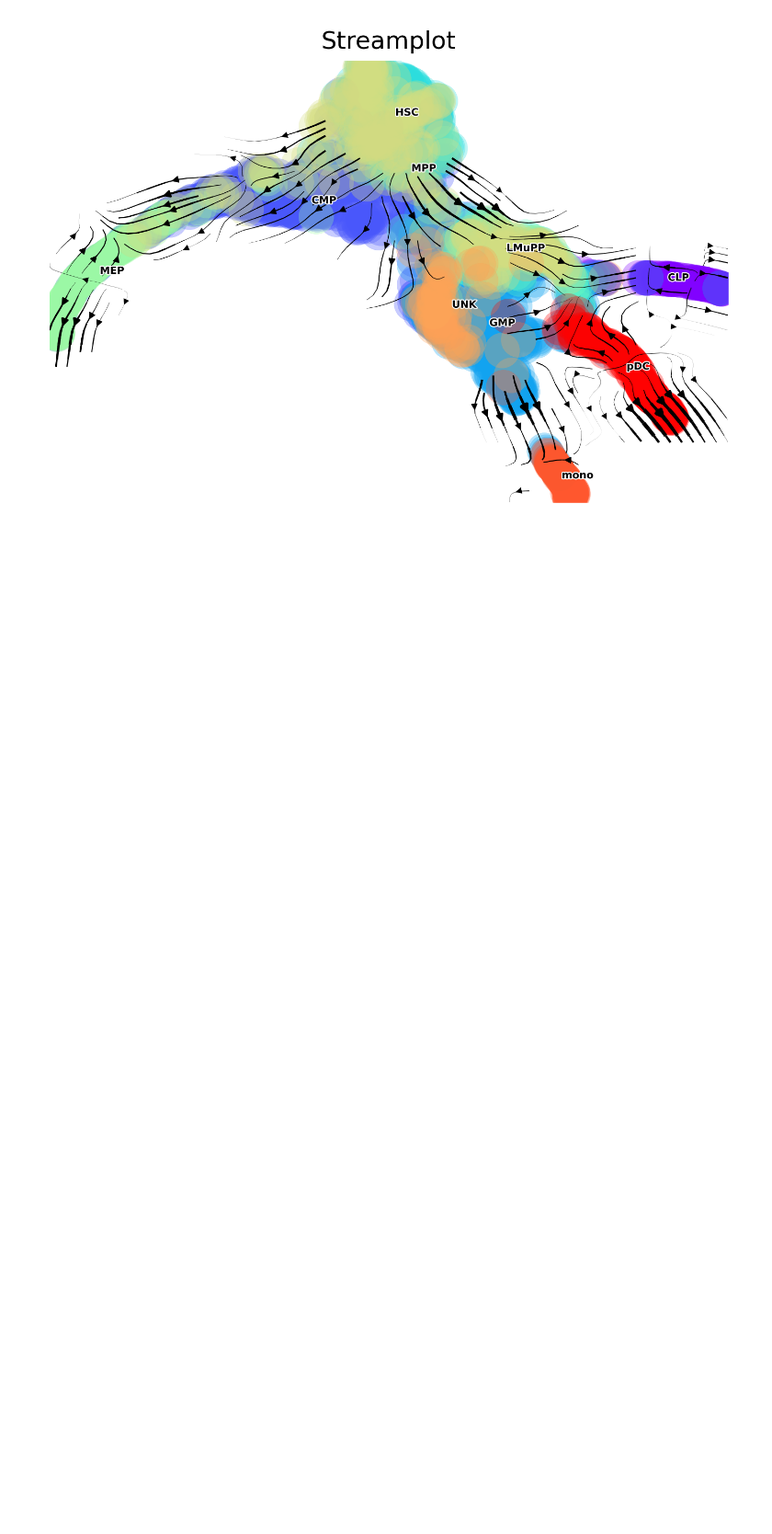
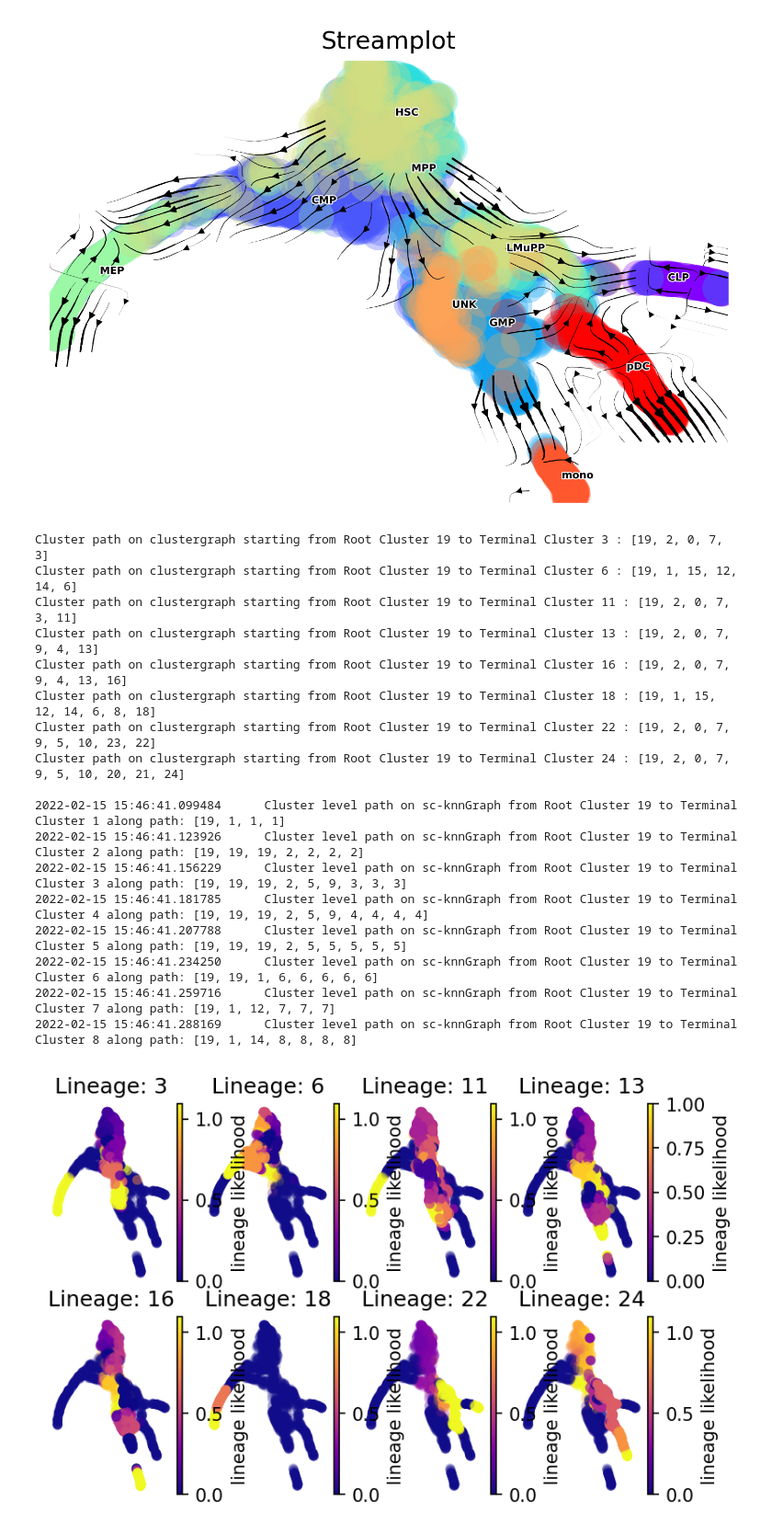
Before and after one commit to ShobiStassen/VIA, a Jupyter notebook: Jupyter Notebooks/ViaJupyter_scATAC-seq_HumanHematopoiesis.ipynb, the cells around one changed output. Shown at 92% size. Saved outputs shown, nothing was run; the diff lists cells and outputs as text; code cells hidden in the pictures; blank space fills up the shorter version.

```diff
--- a/Jupyter Notebooks/ViaJupyter_scATAC-seq_HumanHematopoiesis.ipynb
+++ b/Jupyter Notebooks/ViaJupyter_scATAC-seq_HumanHematopoiesis.ipynb
@@ -110,6 +110,27 @@ dict of terminal state pairs, Super: sub:  {}
 via.via_streamplot(via_coarse=v0, embedding=embedding, scatter_size=300, scatter_alpha=0.3)
 # %% [output]
 [figure]
+# %%
+via.draw_sc_lineage_probability(v0, v0, embedding)
+# %% [output]
+Cluster path on clustergraph starting from Root Cluster 19 to Terminal Cluster 3 : [19, 2, 0, 7, 3]
+Cluster path on clustergraph starting from Root Cluster 19 to Terminal Cluster 6 : [19, 1, 15, 12, 14, 6]
+Cluster path on clustergraph starting from Root Cluster 19 to Terminal Cluster 11 : [19, 2, 0, 7, 3, 11]
+Cluster path on clustergraph starting from Root Cluster 19 to Terminal Cluster 13 : [19, 2, 0, 7, 9, 4, 13]
+Cluster path on clustergraph starting from Root Cluster 19 to Terminal Cluster 16 : [19, 2, 0, 7, 9, 4, 13, 16]
+Cluster path on clustergraph starting from Root Cluster 19 to Terminal Cluster 18 : [19, 1, 15, 12, 14, 6, 8, 18]
+Cluster path on clustergraph starting from Root Cluster 19 to Terminal Cluster 22 : [19, 2, 0, 7, 9, 5, 10, 23, 22]
+Cluster path on clustergraph starting from Root Cluster 19 to Terminal Cluster 24 : [19, 2, 0, 7, 9, 5, 10, 20, 21, 24]
+
+2022-02-15 15:46:41.099484      Cluster level path on sc-knnGraph from Root Cluster 19 to Terminal Cluster 1 along path: [19, 1, 1, 1]
+2022-02-15 15:46:41.123926      Cluster level path on sc-knnGraph from Root Cluster 19 to Terminal Cluster 2 along path: [19, 19, 19, 2, 2, 2, 2]
+2022-02-15 15:46:41.156229      Cluster level path on sc-knnGraph from Root Cluster 19 to Terminal Cluster 3 along path: [19, 19, 19, 2, 5, 9, 3, 3, 3]
+2022-02-15 15:46:41.181785      Cluster level path on sc-knnGraph from Root Cluster 19 to Terminal Cluster 4 along path: [19, 19, 19, 2, 5, 9, 4, 4, 4, 4]
+2022-02-15 15:46:41.207788      Cluster level path on sc-knnGraph from Root Cluster 19 to Terminal Cluster 5 along path: [19, 19, 19, 2, 5, 5, 5, 5, 5]
+2022-02-15 15:46:41.234250      Cluster level path on sc-knnGraph from Root Cluster 19 to Terminal Cluster 6 along path: [19, 19, 1, 6, 6, 6, 6, 6]
+2022-02-15 15:46:41.259716      Cluster level path on sc-knnGraph from Root Cluster 19 to Terminal Cluster 7 along path: [19, 1, 12, 7, 7, 7]
+2022-02-15 15:46:41.288169      Cluster level path on sc-knnGraph from Root Cluster 19 to Terminal Cluster 8 along path: [19, 1, 14, 8, 8, 8, 8]
+[figure, added]
 # %%
 v1 = via.VIA(X_in, true_label, jac_std_global=0.15, dist_std_local=1, knn=knn,
          too_big_factor=0.1, root_user=root, is_coarse=False,
```
Also changed, not shown: parts of 4 cells of this notebook, 2 other files.
